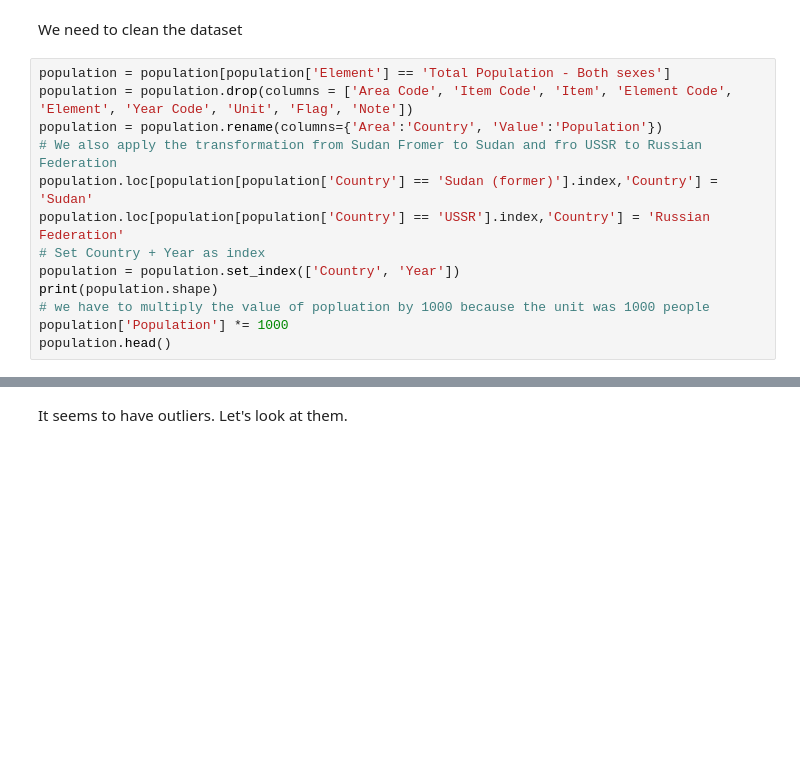
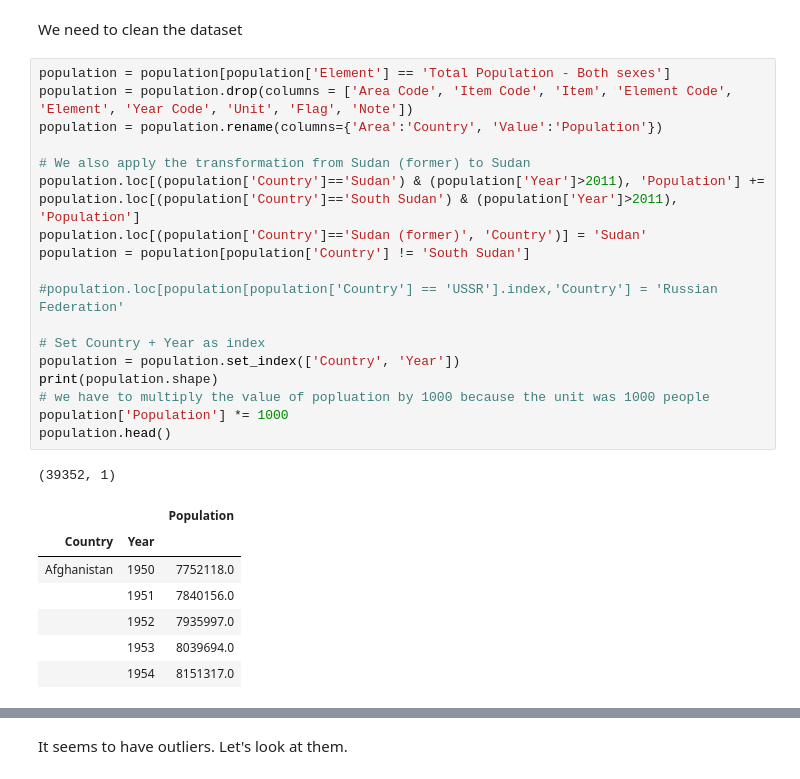
Before and after one commit to Lambo97/ADAProject, a Jupyter notebook: src/Milestone2.ipynb, the cells around one changed output, grey strips where cells are left out. Drawn from its saved outputs; the diff is of its cells as text; blank space fills up the shorter version.

```diff
--- a/src/Milestone2.ipynb
+++ b/src/Milestone2.ipynb
@@ -347,16 +370,30 @@ We need to clean the dataset
 # %%
 population = population[population['Element'] == 'Total Population - Both sexes']
 population = population.drop(columns = ['Area Code', 'Item Code', 'Item', 'Element Code', 'Element', 'Year Code', 'Unit', 'Flag', 'Note'])
 population = population.rename(columns={'Area':'Country', 'Value':'Population'})
-# We also apply the transformation from Sudan Fromer to Sudan and fro USSR to Russian Federation
-population.loc[population[population['Country'] == 'Sudan (former)'].index,'Country'] = 'Sudan'
-population.loc[population[population['Country'] == 'USSR'].index,'Country'] = 'Russian Federation'
+
+# We also apply the transformation from Sudan (former) to Sudan
+population.loc[(population['Country']=='Sudan') & (population['Year']>2011), 'Population'] += population.loc[(population['Country']=='South Sudan') & (population['Year']>2011), 'Population']
+population.loc[(population['Country']=='Sudan (former)', 'Country')] = 'Sudan'
+population = population[population['Country'] != 'South Sudan']
+
+#population.loc[population[population['Country'] == 'USSR'].index,'Country'] = 'Russian Federation'
+
 # Set Country + Year as index
 population = population.set_index(['Country', 'Year'])
 print(population.shape)
 # we have to multiply the value of popluation by 1000 because the unit was 1000 people
 population['Population'] *= 1000
 population.head()
+# %% [output]
+(39352, 1)
+|  |  | Population |
+| Country | Year |  |
+| Afghanistan | 1950 | 7752118.0 |
+|  | 1951 | 7840156.0 |
+|  | 1952 | 7935997.0 |
+|  | 1953 | 8039694.0 |
+|  | 1954 | 8151317.0 |
 # %%
 # We can now make a join with the emission dataset
 emissions_total_population = pd.merge(emissions_total, population, left_index=True, right_index=True).sort_index()
```
Also changed, not shown: parts of 19 cells of this notebook.
